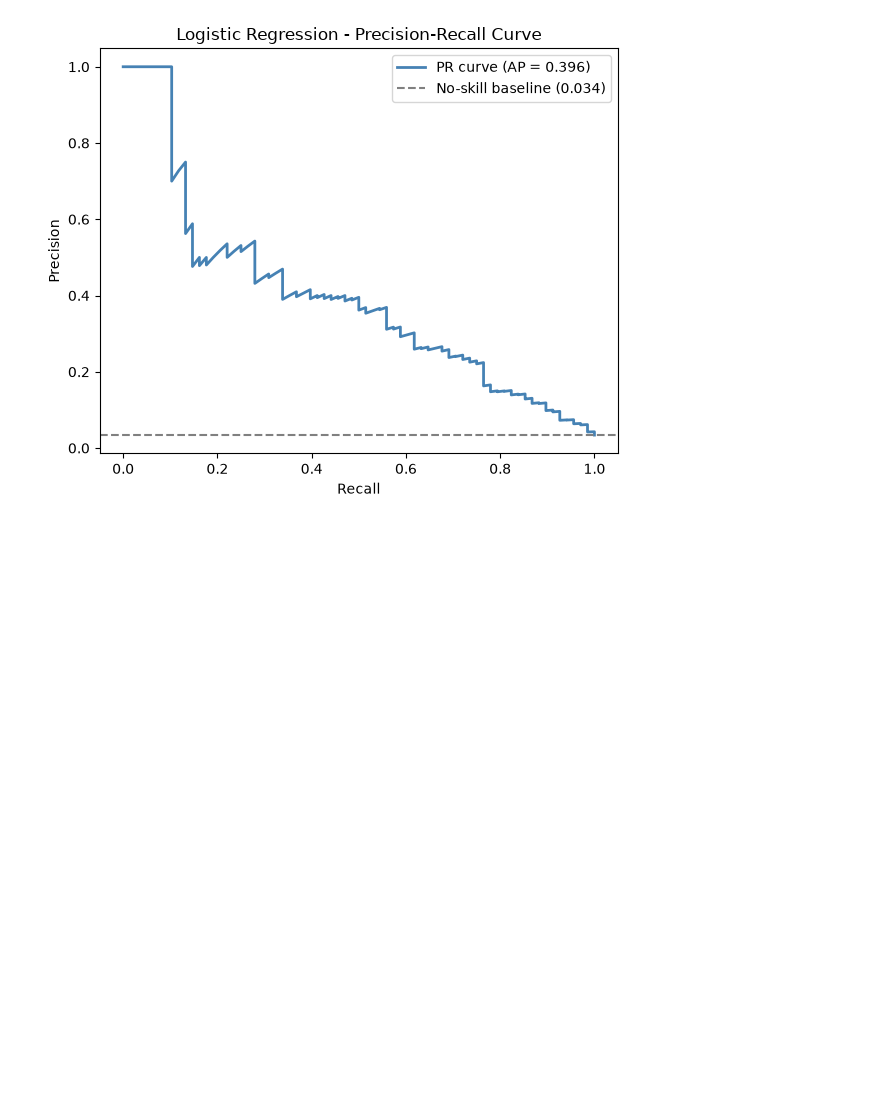
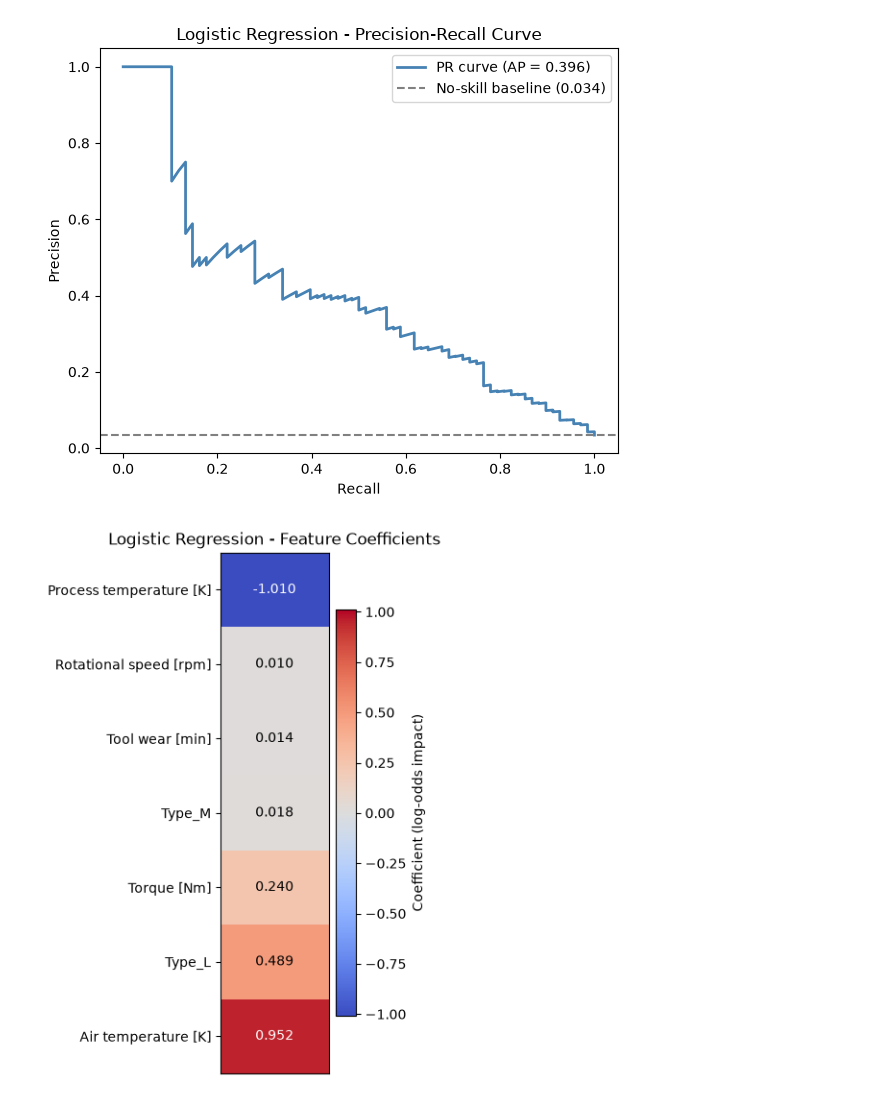
Before and after one commit to AmirmasoudCS/Predictive-Maintenance, a Jupyter notebook: notebooks/03_logistic_regression.ipynb, the cells around one changed output. Saved outputs shown, nothing was run; the diff lists cells and outputs as text; code cells hidden in the pictures; blank space fills up the shorter version.

Commit message:
Generating the heatmap for the coefficients

```diff
--- a/notebooks/03_logistic_regression.ipynb
+++ b/notebooks/03_logistic_regression.ipynb
@@ -137,3 +137,26 @@ plt.savefig(LOGISTIC_REGRESSION_CHARTS / "pr_curve.png", dpi=300, bbox_inches="t
 plt.show()
 # %% [output]
 [figure]
+# %%
+coef_df = pd.DataFrame({
+    'feature': X_train.columns,
+    'coefficient': model.coef_[0]
+}).set_index('feature').sort_values('coefficient')
+
+plt.figure(figsize=(4, 6))
+plt.imshow(coef_df[['coefficient']], cmap='coolwarm', aspect='auto',
+           vmin=-abs(coef_df['coefficient']).max(), vmax=abs(coef_df['coefficient']).max())
+plt.colorbar(label='Coefficient (log-odds impact)')
+plt.yticks(range(len(coef_df)), coef_df.index)
+plt.xticks([])
+plt.title('Logistic Regression - Feature Coefficients')
+
+for i, val in enumerate(coef_df['coefficient']):
+    plt.text(0, i, f'{val:.3f}', ha='center', va='center',
+              color='white' if abs(val) > abs(coef_df['coefficient']).max()*0.5 else 'black')
+
+plt.tight_layout()
+plt.savefig(LOGISTIC_REGRESSION_CHARTS / "coefficients.png", dpi=300, bbox_inches="tight")
+plt.show()
+# %% [output]
+[figure, added]
```
Also changed, not shown: 1 other file.
